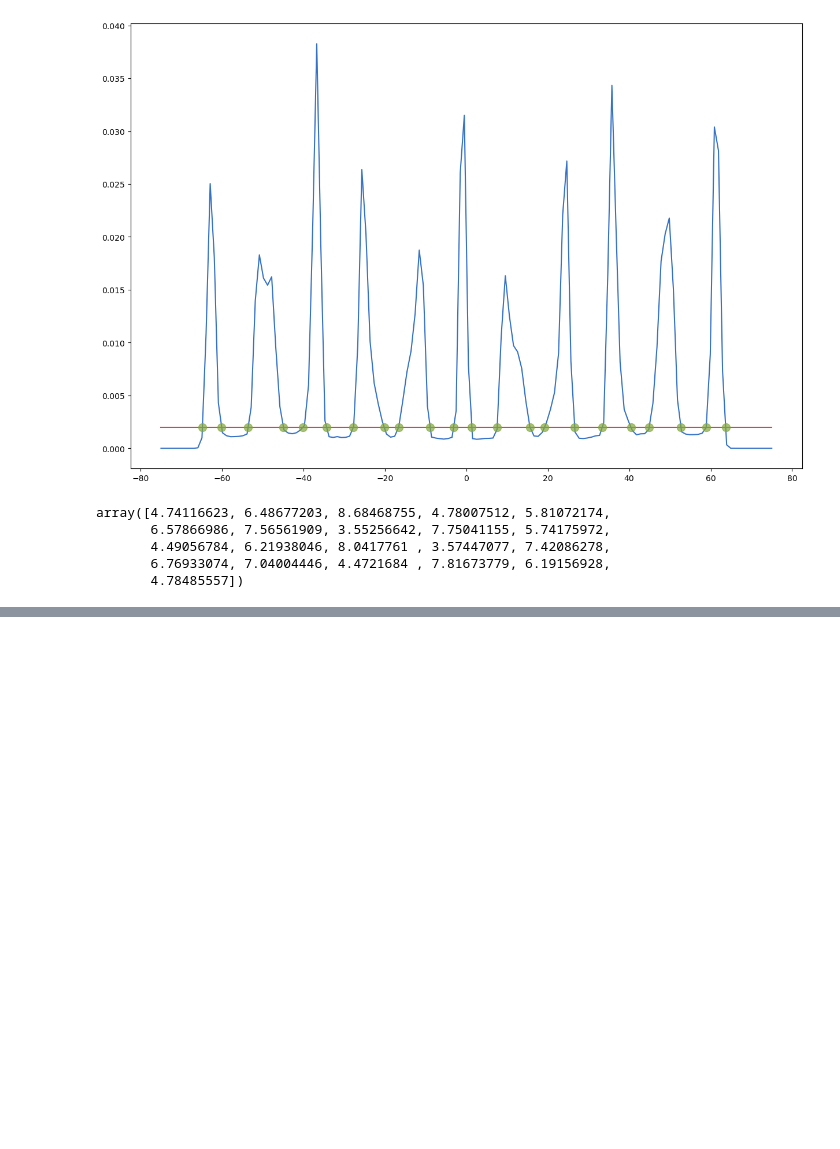
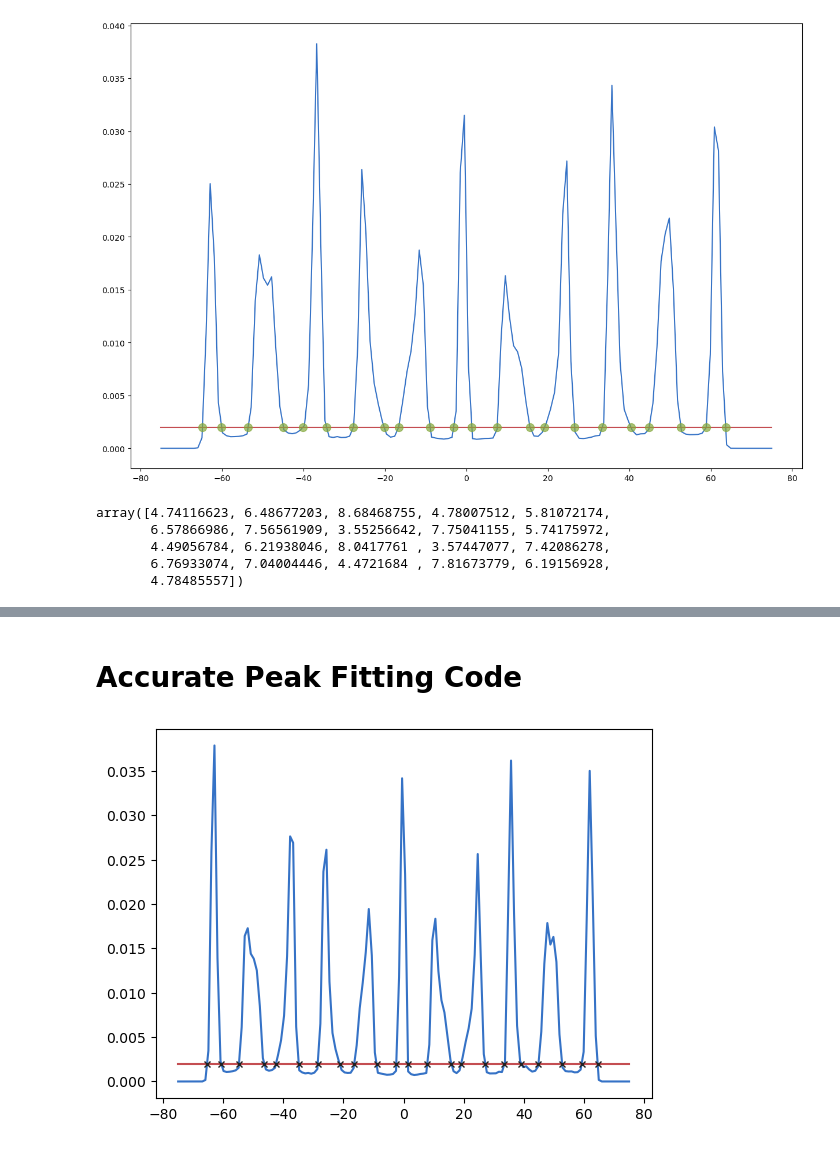
Before and after one commit to shanto268/CrateAnalysis, a Jupyter notebook: TDC_Study.ipynb, the cells around one changed output, grey strips where cells are left out. Cells and saved outputs as stored; diff of their text form; code cells hidden in the pictures; blank space fills up the shorter version.

Commit message:
added TDC analysis plots

```diff
--- a/TDC_Study.ipynb
+++ b/TDC_Study.ipynb
@@ -488,0 +455,47 @@ array([4.74116623, 6.48677203, 8.68468755, 4.78007512, 5.81072174,
+# %% [markdown]
+# Accurate Peak Fitting Code
+# %%
+from scipy.stats import gaussian_kde
+
+def getIntersections(t, curve1, curve2, doPlot=True):
+    intersections = []
+    xvals = []
+    prev_dif = 0
+    t0, prev_c1, prev_c2 = None, None, None
+    for t1, c1, c2 in zip(t, curve1, curve2):
+        new_dif = c2 - c1
+        if np.abs(new_dif) < 1e-12:  # found an exact zero, this is very unprobable
+            intersections.append((t1, c1))
+        elif new_dif * prev_dif < 0:
+            denom = prev_dif - new_dif
+            xvals.append((-new_dif * t0 + prev_dif * t1) / denom)
+            intersections.append(((-new_dif * t0 + prev_dif * t1) / denom,
+                                  (c1 * prev_c2 - c2 * prev_c1) / denom))
+        t0, prev_c1, prev_c2, prev_dif = t1, c1, c2, new_dif
+
+    if doPlot:
+        fig, ax = plt.subplots()
+        ax.plot(t, curve1, 'b-')
+        ax.plot(t, curve2, 'r-')
+        ax.plot(*zip(*intersections), 'kx', ms=5)
+        plt.show()
+
+    diffs = np.diff(xvals)
+    return xvals
+# %%
+mdfo_calib.reload()
+mdfo_calib.keep4by4Events()
+
+data = mdfo_calib.get("diffL1")
+bandwidth = 0.009
+
+density1 = gaussian_kde(data, bw_method=bandwidth)
+xs = np.linspace(-75,75,150)
+
+t = xs
+curve1 = density1(xs)
+curve2 = len(curve1) * [0.002]
+
+vals = getIntersections(t, curve1, curve2)
+# %% [output]
+[figure, added]
```
Also changed, not shown: parts of 17 cells of this notebook, 1 other file.
